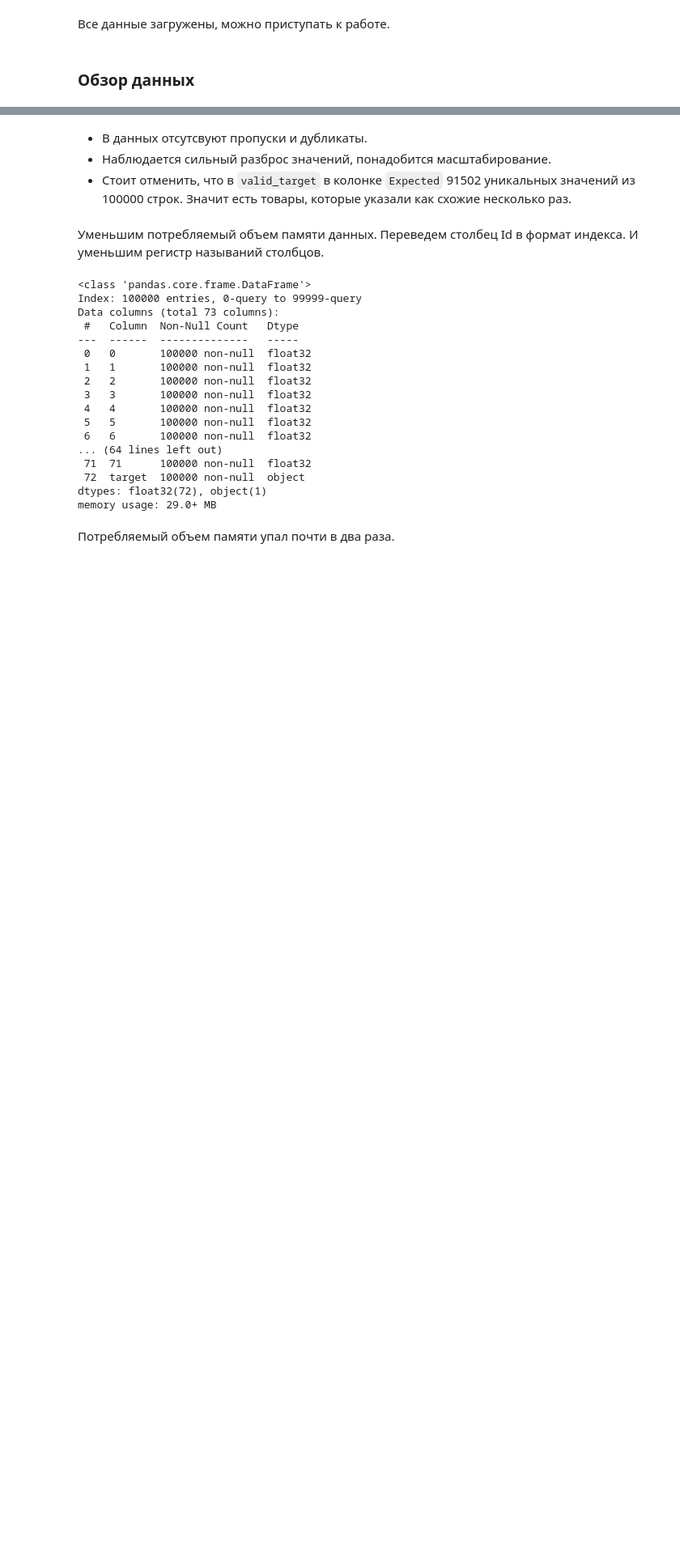
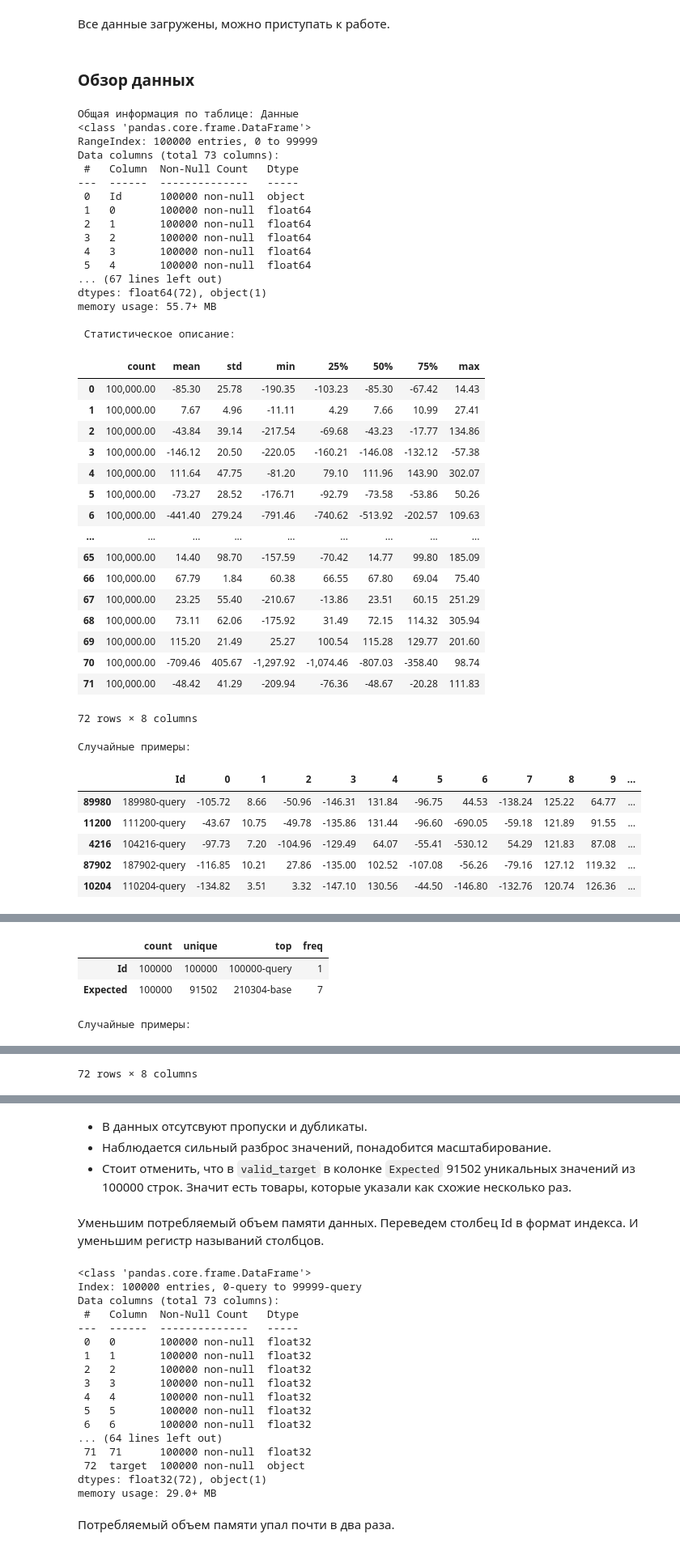
Before and after one commit to EPrutskoy/Marketplace-Matching, a Jupyter notebook: Matching_Marketplace.ipynb, the cells around one changed output, grey strips where cells are left out. Shown at 81% size. Cells and saved outputs as stored; diff of their text form; code cells hidden in the pictures; blank space fills up the shorter version.

```diff
--- a/Matching_Marketplace.ipynb
+++ b/Matching_Marketplace.ipynb
@@ -108,5 +111,47 @@ def downcast_dataframe(df):
 # %% [markdown]
 ### Обзор данных
 # %%
-#for data in [valid, valid_target, train, base]:
-#    dataframe_summary(data, 'Данные')
+for data in [valid, valid_target, train, base]:
+    dataframe_summary(data, 'Данные')
+# %% [output]
+Общая информация по таблице: Данные
+<class 'pandas.core.frame.DataFrame'>
+RangeIndex: 100000 entries, 0 to 99999
+Data columns (total 73 columns):
+ #   Column  Non-Null Count   Dtype
+---  ------  --------------   -----
+ 0   Id      100000 non-null  object
+ 1   0       100000 non-null  float64
+ 2   1       100000 non-null  float64
+ 3   2       100000 non-null  float64
+ 4   3       100000 non-null  float64
+ 5   4       100000 non-null  float64
+... (67 lines left out)
+dtypes: float64(72), object(1)
+memory usage: 55.7+ MB
+
+ Статистическое описание:
+|  | count | mean | std | min | 25% | 50% | 75% | max |
+| 0 | 100,000.00 | -85.30 | 25.78 | -190.35 | -103.23 | -85.30 | -67.42 | 14.43 |
+| 1 | 100,000.00 | 7.67 | 4.96 | -11.11 | 4.29 | 7.66 | 10.99 | 27.41 |
+| 2 | 100,000.00 | -43.84 | 39.14 | -217.54 | -69.68 | -43.23 | -17.77 | 134.86 |
+| 3 | 100,000.00 | -146.12 | 20.50 | -220.05 | -160.21 | -146.08 | -132.12 | -57.38 |
+| 4 | 100,000.00 | 111.64 | 47.75 | -81.20 | 79.10 | 111.96 | 143.90 | 302.07 |
+| 5 | 100,000.00 | -73.27 | 28.52 | -176.71 | -92.79 | -73.58 | -53.86 | 50.26 |
+| 6 | 100,000.00 | -441.40 | 279.24 | -791.46 | -740.62 | -513.92 | -202.57 | 109.63 |
+| ... | ... | ... | ... | ... | ... | ... | ... | ... |
+| 65 | 100,000.00 | 14.40 | 98.70 | -157.59 | -70.42 | 14.77 | 99.80 | 185.09 |
+| 66 | 100,000.00 | 67.79 | 1.84 | 60.38 | 66.55 | 67.80 | 69.04 | 75.40 |
+| 67 | 100,000.00 | 23.25 | 55.40 | -210.67 | -13.86 | 23.51 | 60.15 | 251.29 |
+| 68 | 100,000.00 | 73.11 | 62.06 | -175.92 | 31.49 | 72.15 | 114.32 | 305.94 |
+| 69 | 100,000.00 | 115.20 | 21.49 | 25.27 | 100.54 | 115.28 | 129.77 | 201.60 |
+| 70 | 100,000.00 | -709.46 | 405.67 | -1,297.92 | -1,074.46 | -807.03 | -358.40 | 98.74 |
+| 71 | 100,000.00 | -48.42 | 41.29 | -209.94 | -76.36 | -48.67 | -20.28 | 111.83 |
+72 rows × 8 columns
+Случайные примеры:
+|  | Id | 0 | 1 | 2 | 3 | 4 | 5 | 6 | 7 | 8 | 9 | ... |
+| 89980 | 189980-query | -105.72 | 8.66 | -50.96 | -146.31 | 131.84 | -96.75 | 44.53 | -138.24 | 125.22 | 64.77 | ... |
+| 11200 | 111200-query | -43.67 | 10.75 | -49.78 | -135.86 | 131.44 | -96.60 | -690.05 | -59.18 | 121.89 | 91.55 | ... |
+| 4216 | 104216-query | -97.73 | 7.20 | -104.96 | -129.49 | 64.07 | -55.41 | -530.12 | 54.29 | 121.83 | 87.08 | ... |
+| 87902 | 187902-query | -116.85 | 10.21 | 27.86 | -135.00 | 102.52 | -107.08 | -56.26 | -79.16 | 127.12 | 119.32 | ... |
+| 10204 | 110204-query | -134.82 | 3.51 | 3.32 | -147.10 | 130.56 | -44.50 | -146.80 | -132.76 | 120.74 | 126.36 | ... |
@@ -112,0 +174,4 @@ def downcast_dataframe(df):
+|  | count | unique | top | freq |
+| Id | 100000 | 100000 | 100000-query | 1 |
+| Expected | 100000 | 91502 | 210304-base | 7 |
+Случайные примеры:
@@ -112,0 +217 @@ def downcast_dataframe(df):
+72 rows × 8 columns
```
Also changed, not shown: parts of 78 cells of this notebook.
